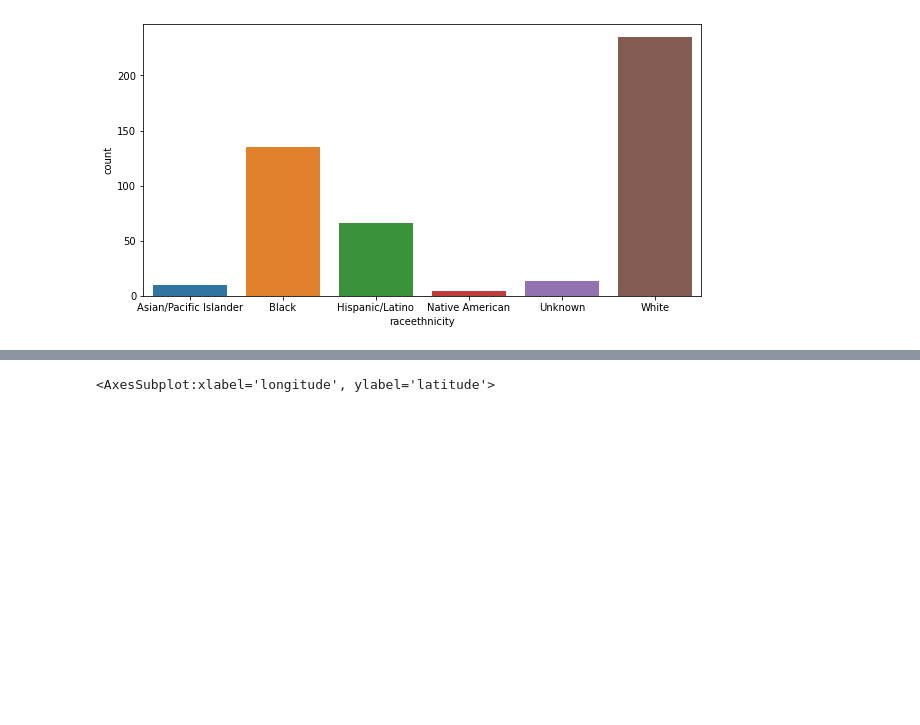
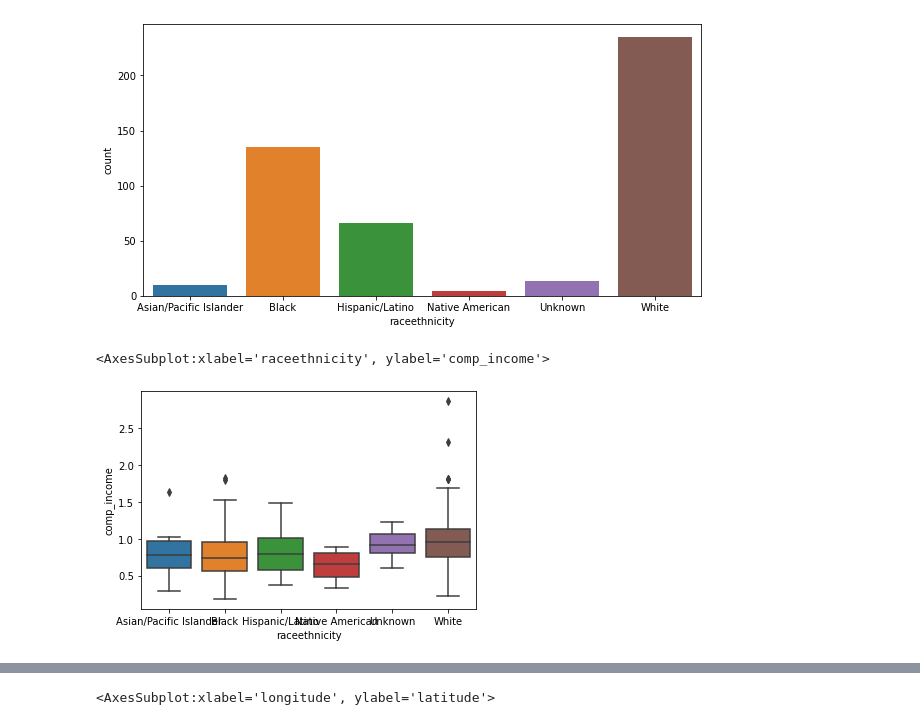
Before and after one commit to DavidOloyede/police-killings, a Jupyter notebook: dataexplore.ipynb, the cells around one changed output, grey strips where cells are left out. Cells and saved outputs as stored; diff of their text form; code cells hidden in the pictures; blank space fills up the shorter version.

```diff
--- a/dataexplore.ipynb
+++ b/dataexplore.ipynb
@@ -222,3 +217,8 @@ sns.countplot(df.raceethnicity)
 # %% [output]
 <AxesSubplot:xlabel='raceethnicity', ylabel='count'>
 [figure]
+# %%
+sns.boxplot(data=df, x='raceethnicity', y='comp_income')
+# %% [output]
+<AxesSubplot:xlabel='raceethnicity', ylabel='comp_income'>
+[figure, added]
```
Also changed, not shown: parts of 17 cells of this notebook.
